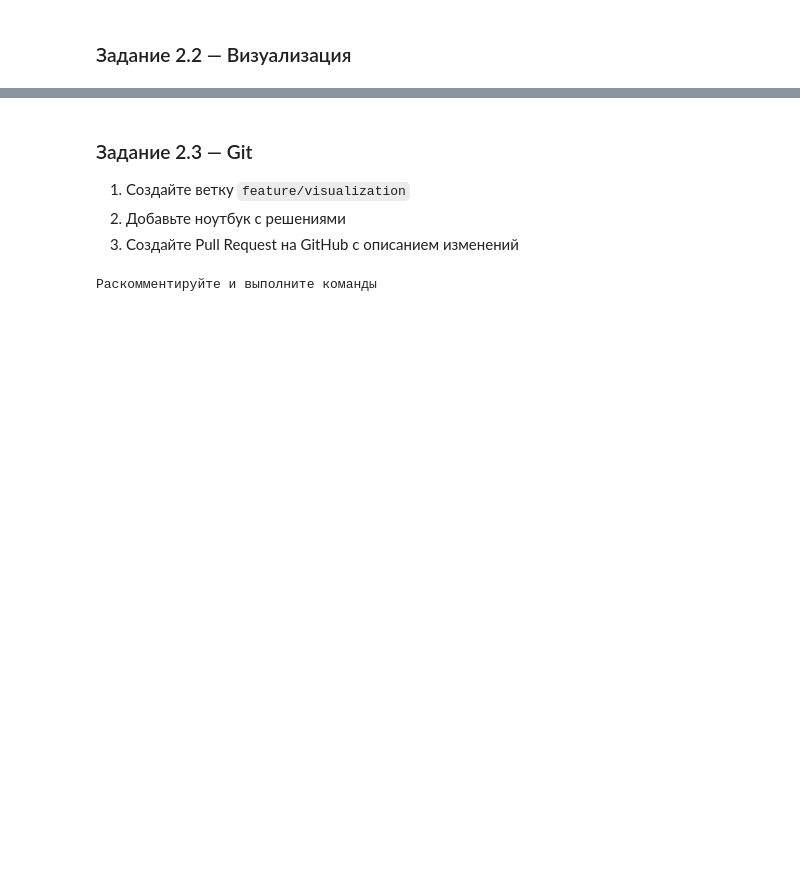
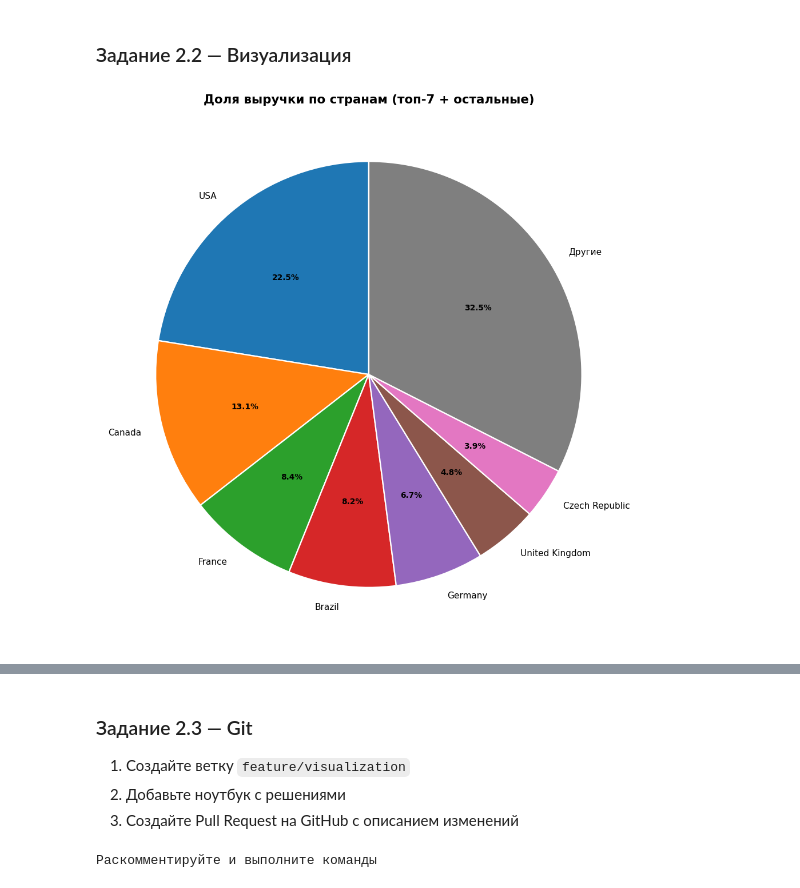
Before and after one commit to katherinza/mini-analysis, a Jupyter notebook: practice_git_python_sql.ipynb, the cells around one changed output, grey strips where cells are left out. Drawn from its saved outputs; the diff is of its cells as text; code cells hidden in the pictures; blank space fills up the shorter version.

```diff
--- a/practice_git_python_sql.ipynb
+++ b/practice_git_python_sql.ipynb
@@ -1331,11 +1437,56 @@ display(sql("""
 # %%
 # ЗАДАНИЕ 2.2.1: Круговая диаграмма — выручка по странам
 # Топ-7 + «Другие» в одном секторе
 # Требования: заголовок, подписи с процентами
+import sqlite3
+import pandas as pd
+import matplotlib.pyplot as plt
+import matplotlib
+import warnings
+
+conn = sqlite3.connect("tgu_practice_db.db")
+matplotlib.rcParams["font.family"] = "DejaVu Sans"
+matplotlib.rcParams["figure.dpi"]  = 110
+warnings.filterwarnings("ignore")
+
+def sql(query):
+    return pd.read_sql_query(query, conn)
 
 # TODO: SQL
+df_country = sql("""
+    SELECT c.Country AS Страна,
+           ROUND(SUM(i.Total), 2) AS Выручка
+    FROM Customer c
+    JOIN Invoice i ON c.CustomerId = i.CustomerId
+    GROUP BY c.Country
+    ORDER BY Выручка DESC
+""")
 
 # TODO: matplotlib pie chart
+top7 = df_country.head(7)
+other_sum = df_country.iloc[7:]['Выручка'].sum()
+df_pie = pd.concat([
+    top7,
+    pd.DataFrame([['Другие', other_sum]], columns=['Страна', 'Выручка'])
+])
+
+plt.figure(figsize=(9, 9))
+wedges, texts, autotexts = plt.pie(
+    df_pie['Выручка'],
+    labels=df_pie['Страна'],
+    autopct='%1.1f%%',
+    startangle=90,
+    wedgeprops=dict(edgecolor='white', linewidth=1.5)
+)
+
+plt.setp(autotexts, size=9, weight='bold')
+plt.setp(texts, size=10)
+plt.title('Доля выручки по странам (топ‑7 + остальные)', fontsize=14, fontweight='bold')
+plt.tight_layout()
+
+plt.show()
+# %% [output]
+[figure, added]
 # %%
 # ЗАДАНИЕ 2.2.2: Scatter plot — треков в альбоме vs выручка
 # Ось X: треков в альбоме
```
Also changed, not shown: parts of 5 cells of this notebook.
